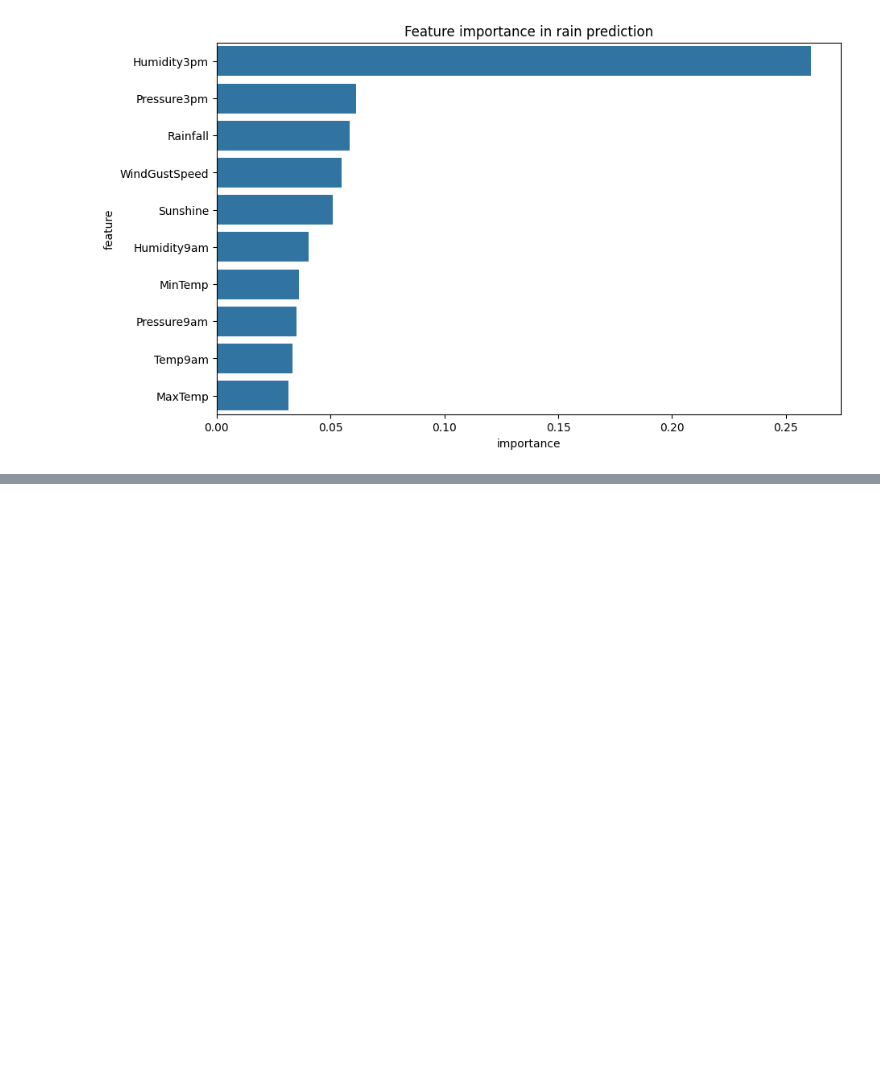
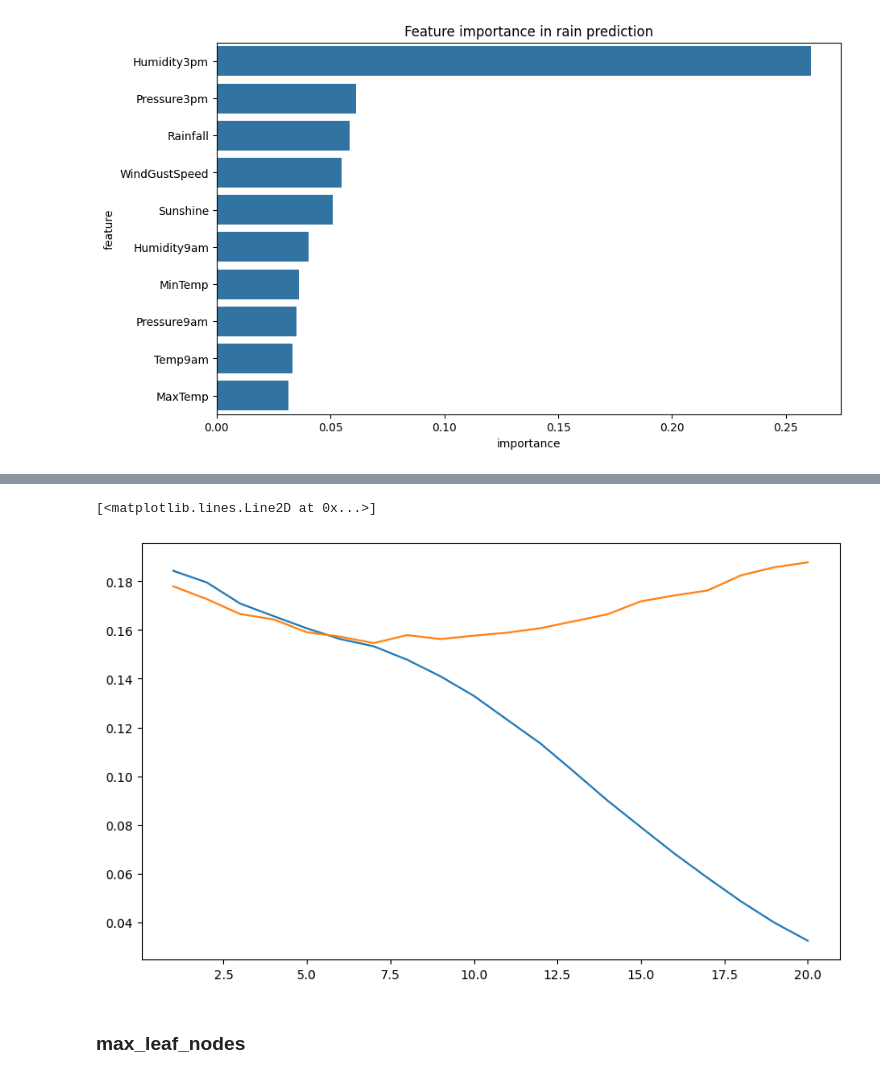
Before and after one commit to bipu01/Machine_learning, a Jupyter notebook: Decision_tree_and_random_forest.ipynb, the cells around one changed output, grey strips where cells are left out. Cells and saved outputs as stored; diff of their text form; code cells hidden in the pictures; blank space fills up the shorter version.

```diff
--- a/Decision_tree_and_random_forest.ipynb
+++ b/Decision_tree_and_random_forest.ipynb
@@ -343,0 +393,12 @@ sns.barplot(data=feature_importance_df.head(10), x="importance", y="feature")
+# %%
+def max_depth_error(md):
+  model = DecisionTreeClassifier(max_depth=md, random_state=42)
+  model.fit(x_train, train_targets)
+  train_acc = model.score(x_train, train_targets)
+  val_acc = model.score(x_val, val_targets)
+  # print(f"\033[1mTrain accuracy:\033[0m{train_acc}\n\n\033[1mValidation accuracy:\033[0m{val_acc}")
+  return {"Max-Depth": md, "Training error": 1 - train_acc, "Validation error": 1- val_acc}
+# %%
+%%time
+
+errors_df = pd.DataFrame([max_depth_error(md) for md in range(1, 21)])
@@ -343,0 +428,9 @@ sns.barplot(data=feature_importance_df.head(10), x="importance", y="feature")
+# %%
+plt.figure()
+plt.plot(errors_df["Max-Depth"], errors_df["Training error"])
+plt.plot(errors_df["Max-Depth"], errors_df["Validation error"])
+# %% [output]
+[<matplotlib.lines.Line2D at 0x...>]
+[figure, added]
+# %% [markdown]
+### max_leaf_nodes
```
Also changed, not shown: parts of 16 cells of this notebook.
